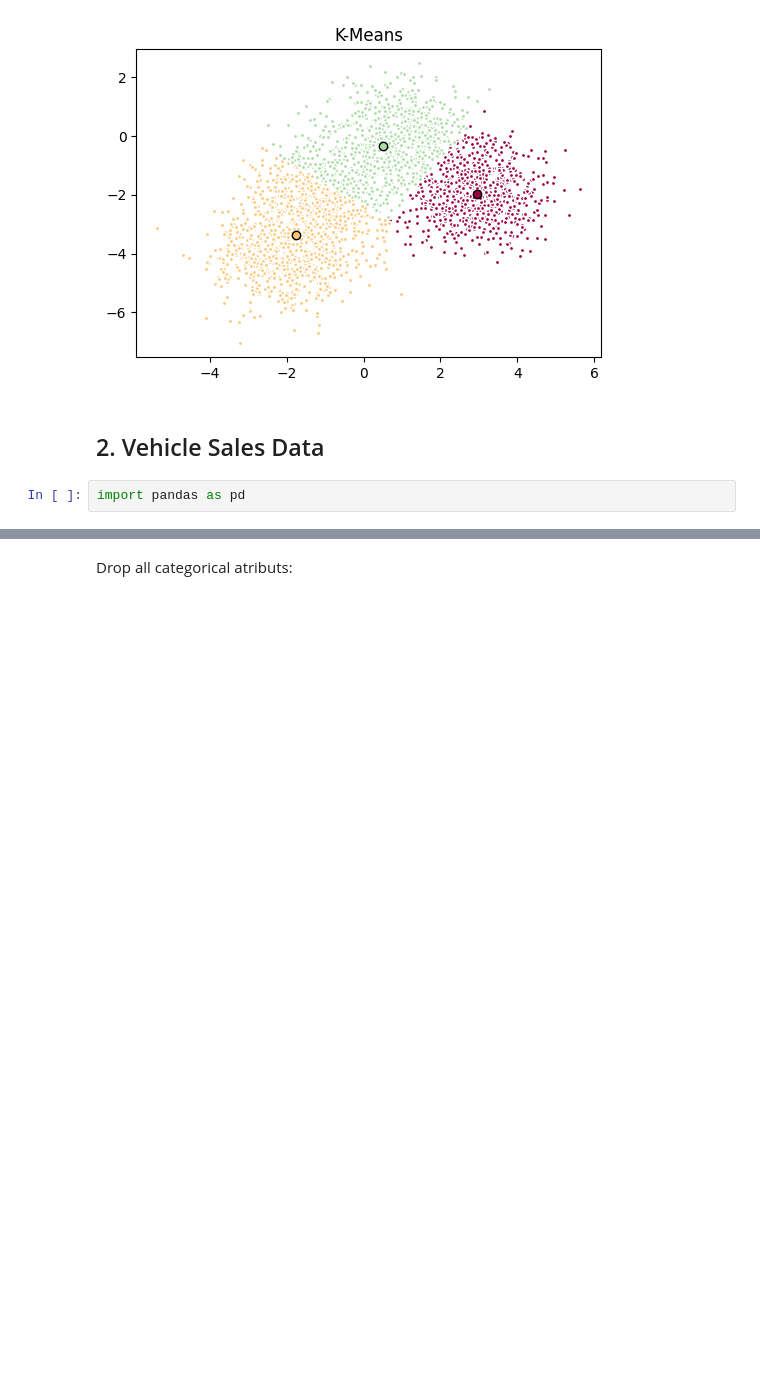
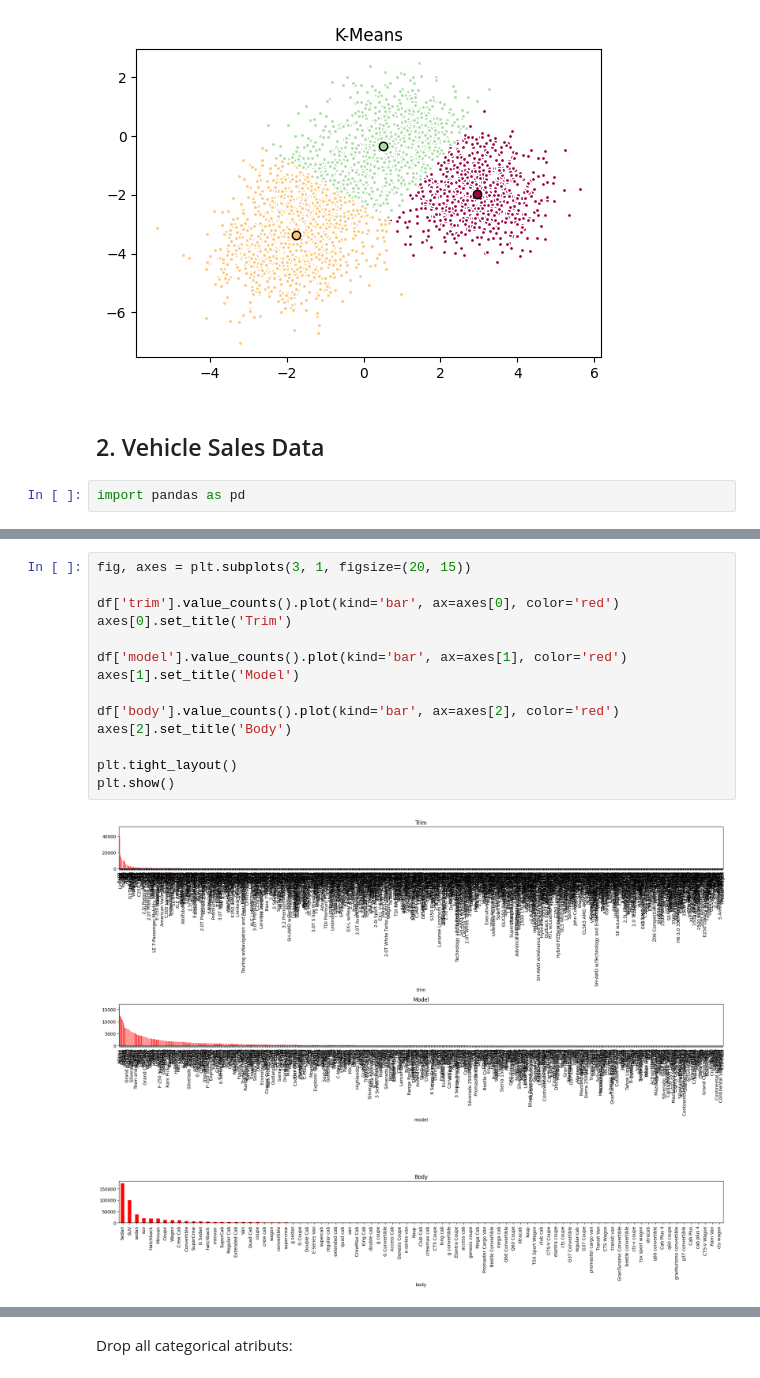
Before and after one commit to ddedida/machine-learning, a Jupyter notebook: kmeans-clustering/kmeans-clustering.ipynb, the cells around one changed output, grey strips where cells are left out. Cells and saved outputs as stored; diff of their text form; blank space fills up the shorter version.

```diff
--- a/kmeans-clustering/kmeans-clustering.ipynb
+++ b/kmeans-clustering/kmeans-clustering.ipynb
@@ -138,0 +186,16 @@ cust_df.head()
+# %%
+fig, axes = plt.subplots(3, 1, figsize=(20, 15))
+
+df['trim'].value_counts().plot(kind='bar', ax=axes[0], color='red')
+axes[0].set_title('Trim')
+
+df['model'].value_counts().plot(kind='bar', ax=axes[1], color='red')
+axes[1].set_title('Model')
+
+df['body'].value_counts().plot(kind='bar', ax=axes[2], color='red')
+axes[2].set_title('Body')
+
+plt.tight_layout()
+plt.show()
+# %% [output]
+[figure, added]
```
Also changed, not shown: parts of 28 cells of this notebook.
